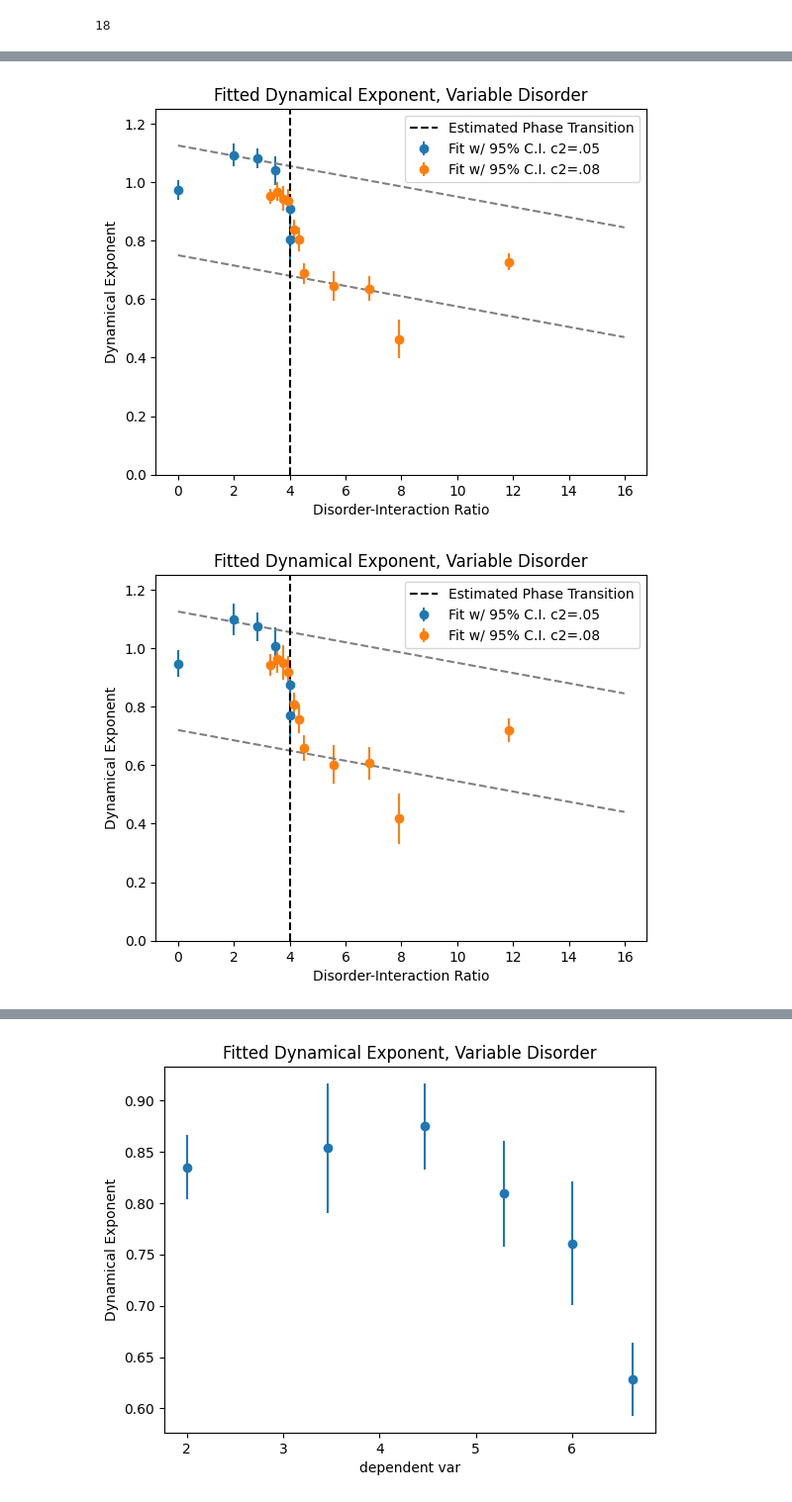
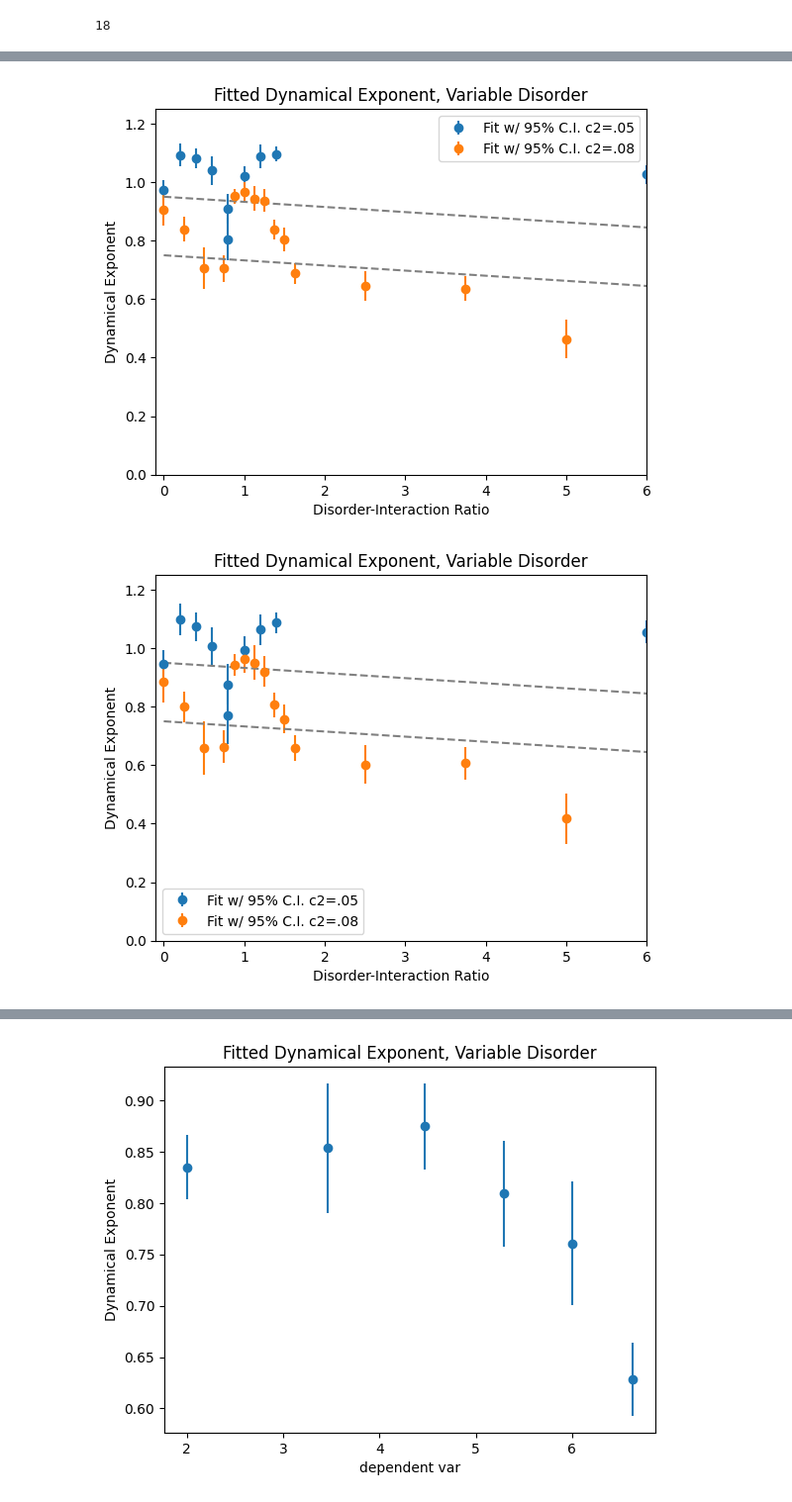
Before and after one commit to awstasiuk/phd-notebooks, a Jupyter notebook: LiF Cals/Diffusion Expts.ipynb, the cells around one changed output, grey strips where cells are left out. Shown: that part at 99% size. Drawn from its saved outputs; the diff is of its cells as text; code cells hidden in the pictures.

```diff
--- a/LiF Cals/Diffusion Expts.ipynb
+++ b/LiF Cals/Diffusion Expts.ipynb
@@ -1489,7 +1487,7 @@ c2 = 0.08
 
 for c1, series in zip(c1_vals, expt_3d_c208):
 
-    data08[np.sqrt(c1) / c2] = series
+    data08[c1 / c2] = series
 
 
 expt_3d_c208pt2 = nmr.Experiment(486, folder="expt9").load_tpc3d(
@@ -1503,7 +1501,7 @@ c2 = 0.08
 
 for c1, series in zip(c1_vals, expt_3d_c208pt2):
 
-    data08pt2[np.sqrt(c1) / c2] = series
+    data08pt2[c1 / c2] = series
 
 
 expt_3d_c208pt3 = nmr.Experiment(496, folder="expt9").load_tpc3d(
@@ -1513,17 +1511,19 @@ data08pt3 = {}
 c1_vals = [0.07, 0.08, 0.09, 0.10, 0.11]
 c2 = 0.08
 for c1, series in zip(c1_vals, expt_3d_c208pt3):
-    data08pt3[np.sqrt(c1) / c2] = series
+    data08pt3[c1 / c2] = series
 
-# expt_3d_c208 = nmr.Experiment(478,folder='expt9').load_tpc3d(use_real=False,normalize=True)
+expt_3d_c208 = nmr.Experiment(478, folder="expt9").load_tpc3d(
+    use_real=False, normalize=True
+)
 
-# c1_vals = [.11,.12,.13,.14,.15,.2,.3,.4]
+c1_vals = [0.11, 0.12, 0.13, 0.14, 0.15, 0.2, 0.3, 0.4]
+data08pt4 = {}
+for c1, series in zip(c1_vals, expt_3d_c208):
 
-# for c1, series in zip(c1_vals, expt_3d_c208):
-
-#    data08[np.sqrt(c1)/c2] = series
+    data08pt4[c1 / c2] = series
 # %%
-data08 = data08pt2
+data08.update(data08pt2)
 data08.update(data08pt3)
 # %%
 def slope_extraction(
@@ -1625,47 +1624,47 @@ slope_extraction(
 )
 
 dis_range = np.arange(0, 16, 0.01)
-plt.plot(dis_range, -0.0175 * dis_range + 1.125, linestyle="--", color="grey")
+plt.plot(dis_range, -0.0175 * dis_range + 0.95, linestyle="--", color="grey")
 plt.plot(dis_range, -0.0175 * dis_range + 0.75, linestyle="--", color="grey")
 plt.ylim([0, 1.25])
-# plt.xlim([-.1,6])
-plt.vlines(4, 0, 1.5, linestyle="--", color="black", label="Estimated Phase Transition")
+plt.xlim([-0.1, 6])
+# plt.vlines(4, 0, 1.5, linestyle="--", color="black", label="Estimated Phase Transition")
 plt.legend()
 plt.show()
 # %% [output]
-[figure, old version]
+[figure, new version]
 # %%
 start = 5
 end = 25
 slope_extraction(
     times,
     data,
     start,
     end,
     xlabel="Disorder-Interaction Ratio",
     ylabel="Dynamical Exponent",
     labelstr="c2=.05",
 )
 slope_extraction(
     times,
     data08,
     start,
     end,
     ylabel="Dynamical Exponent",
     labelstr="c2=.08",
     xlabel="Disorder-Interaction Ratio",
 )
 
 dis_range = np.arange(0, 16, 0.01)
-plt.plot(dis_range, -0.0175 * dis_range + 1.125, linestyle="--", color="grey")
-plt.plot(dis_range, -0.0175 * dis_range + 0.72, linestyle="--", color="grey")
+plt.plot(dis_range, -0.0175 * dis_range + 0.95, linestyle="--", color="grey")
+plt.plot(dis_range, -0.0175 * dis_range + 0.75, linestyle="--", color="grey")
 plt.ylim([0, 1.25])
-# plt.xlim([-.1,6])
-plt.vlines(4, 0, 1.5, linestyle="--", color="black", label="Estimated Phase Transition")
+plt.xlim([-0.1, 6])
+# plt.vlines(4, 0, 1.5, linestyle="--", color="black", label="Estimated Phase Transition")
 plt.legend()
 plt.show()
 # %% [output]
-[figure, old version]
+[figure, new version]
 # %%
 start = 10
 end = 25
```
Also changed, not shown: parts of 11 cells of this notebook, 10 other files.
